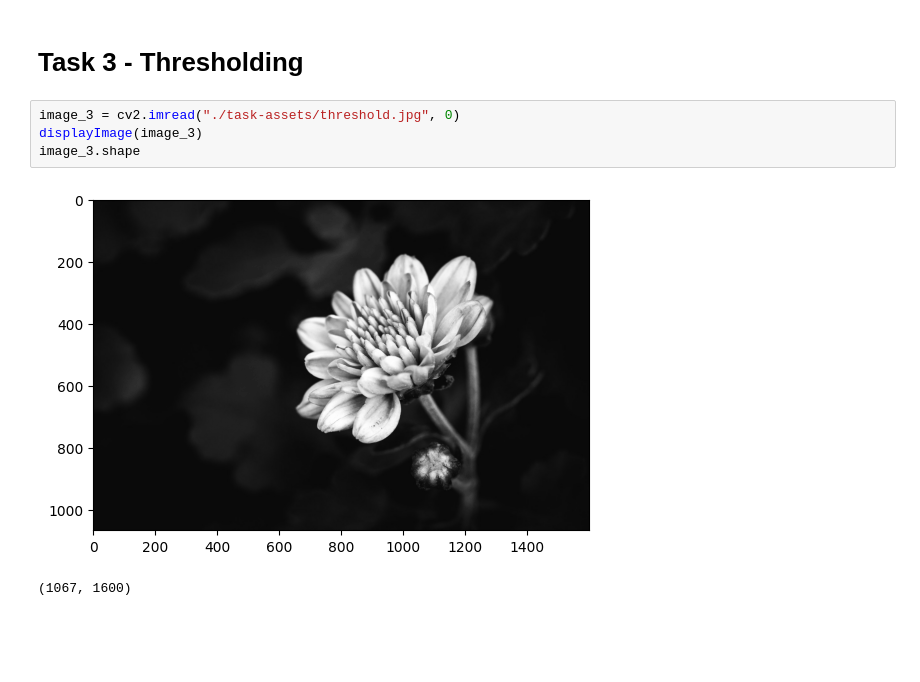
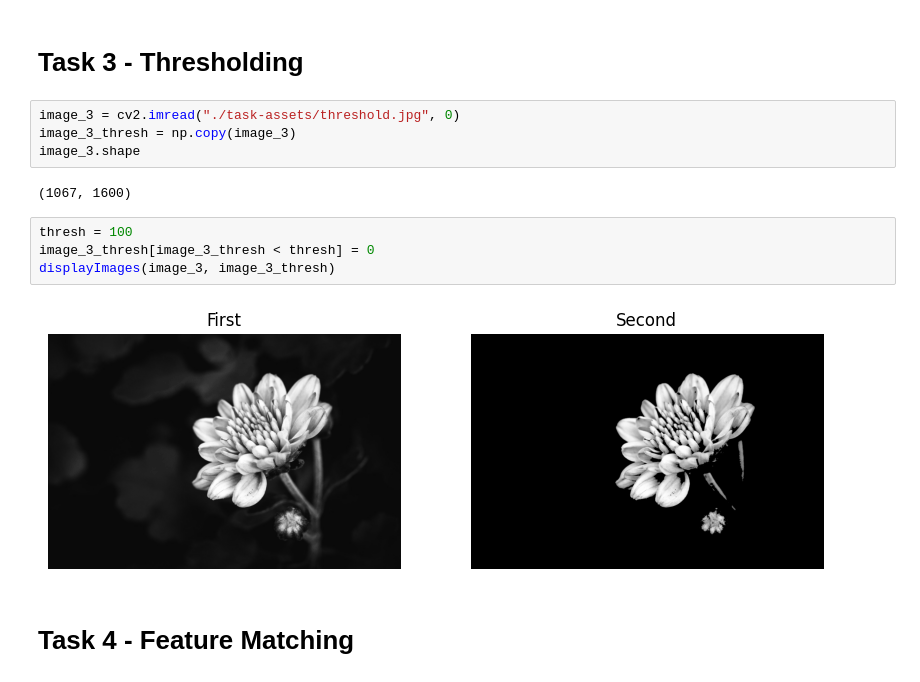
Before and after one commit to Croissant4495/Image_tasks_1, a Jupyter notebook: Tasks.ipynb, the cells around one changed output. Saved outputs shown, nothing was run; the diff lists cells and outputs as text; blank space fills up the shorter version.

Commit message:
finished task 3

```diff
--- a/Tasks.ipynb
+++ b/Tasks.ipynb
@@ -85,8 +85,15 @@ cv2.destroyAllWindows()
 # Task 3 - Thresholding
 # %%
 image_3 = cv2.imread("./task-assets/threshold.jpg", 0)
-displayImage(image_3)
+image_3_thresh = np.copy(image_3)
 image_3.shape
 # %% [output]
-[figure, removed]
 (1067, 1600)
+# %%
+thresh = 100
+image_3_thresh[image_3_thresh < thresh] = 0
+displayImages(image_3, image_3_thresh)
+# %% [output]
+[figure, added]
+# %% [markdown]
+# Task 4 - Feature Matching
```
Also changed, not shown: parts of 1 cell of this notebook.
